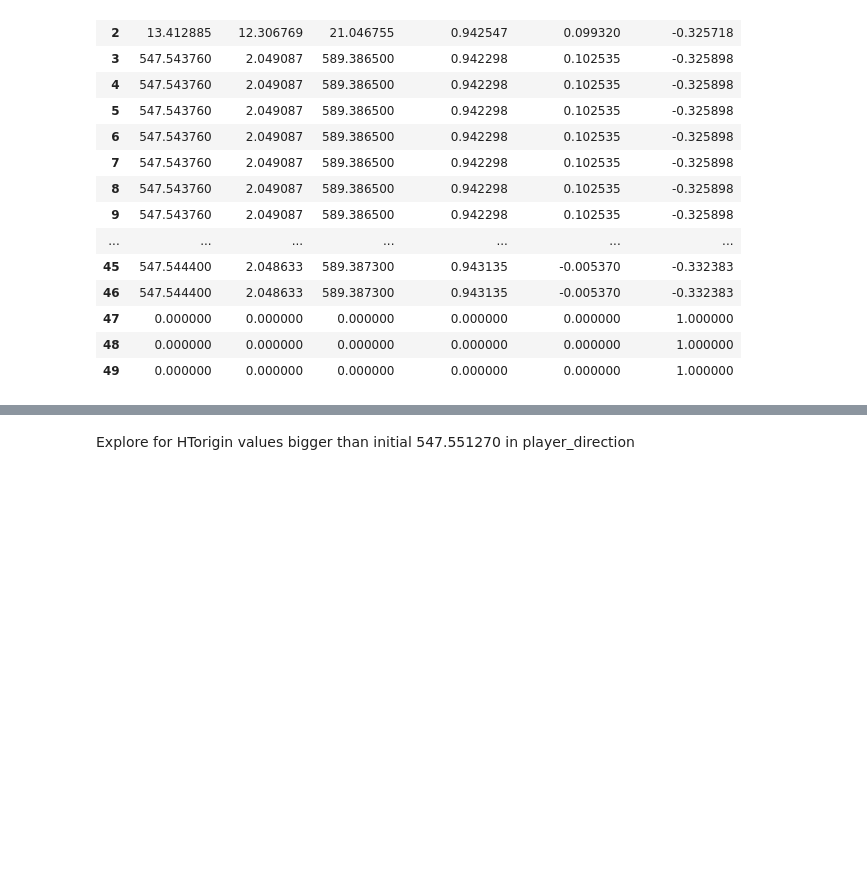
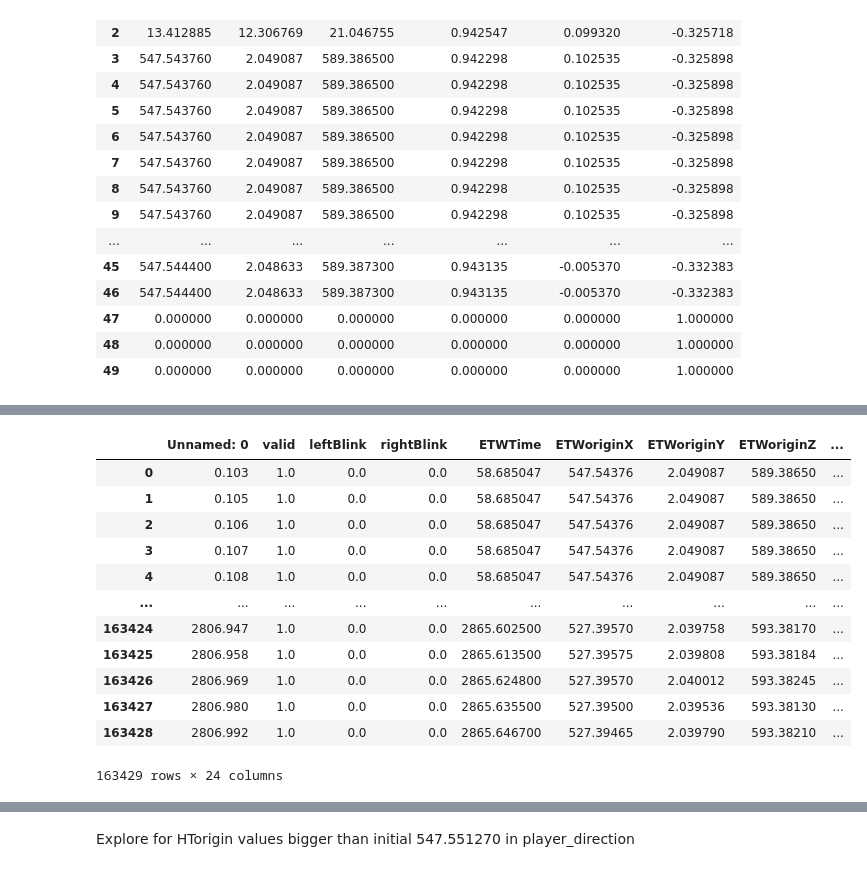
Before and after one commit to JohnMadrid/VillageBehavioralWalk, a Jupyter notebook: positions_filtering.ipynb, the cells around one changed output, grey strips where cells are left out. Saved outputs shown, nothing was run; the diff lists cells and outputs as text; code cells hidden in the pictures; blank space fills up the shorter version.

```diff
--- a/positions_filtering.ipynb
+++ b/positions_filtering.ipynb
@@ -290,0 +312,17 @@ eyes_local_direction.head(50)
+# %%
+df_clean2 = df_clean.drop([0,1,2]).reset_index(drop=True)
+df_clean2
+# %% [output]
+|  | Unnamed: 0 | valid | leftBlink | rightBlink | ETWTime | ETWoriginX | ETWoriginY | ETWoriginZ | ... |
+| 0 | 0.103 | 1.0 | 0.0 | 0.0 | 58.685047 | 547.54376 | 2.049087 | 589.38650 | ... |
+| 1 | 0.105 | 1.0 | 0.0 | 0.0 | 58.685047 | 547.54376 | 2.049087 | 589.38650 | ... |
+| 2 | 0.106 | 1.0 | 0.0 | 0.0 | 58.685047 | 547.54376 | 2.049087 | 589.38650 | ... |
+| 3 | 0.107 | 1.0 | 0.0 | 0.0 | 58.685047 | 547.54376 | 2.049087 | 589.38650 | ... |
+| 4 | 0.108 | 1.0 | 0.0 | 0.0 | 58.685047 | 547.54376 | 2.049087 | 589.38650 | ... |
+| ... | ... | ... | ... | ... | ... | ... | ... | ... | ... |
+| 163424 | 2806.947 | 1.0 | 0.0 | 0.0 | 2865.602500 | 527.39570 | 2.039758 | 593.38170 | ... |
+| 163425 | 2806.958 | 1.0 | 0.0 | 0.0 | 2865.613500 | 527.39575 | 2.039808 | 593.38184 | ... |
+| 163426 | 2806.969 | 1.0 | 0.0 | 0.0 | 2865.624800 | 527.39570 | 2.040012 | 593.38245 | ... |
+| 163427 | 2806.980 | 1.0 | 0.0 | 0.0 | 2865.635500 | 527.39500 | 2.039536 | 593.38130 | ... |
+| 163428 | 2806.992 | 1.0 | 0.0 | 0.0 | 2865.646700 | 527.39465 | 2.039790 | 593.38210 | ... |
+163429 rows × 24 columns
```
Also changed, not shown: parts of 5 cells of this notebook.
